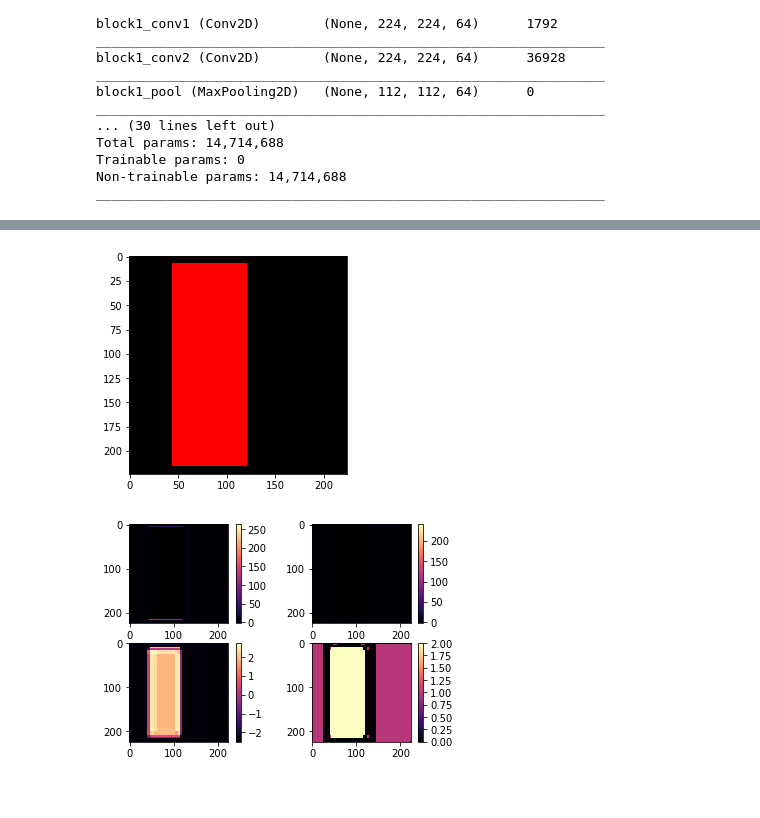
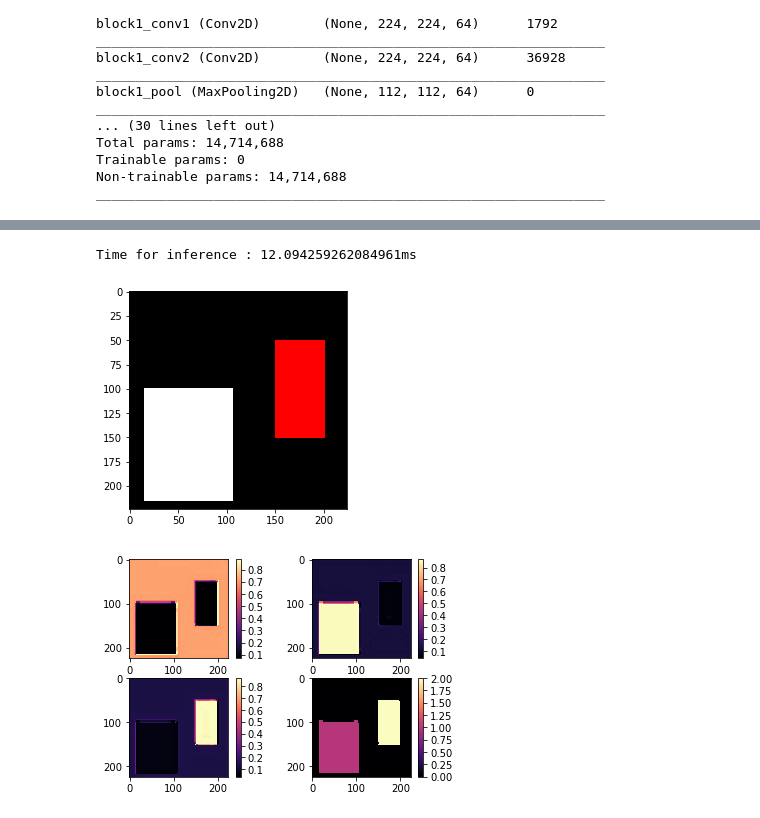
Before and after one commit to rdjondo/SimplisticSSD, a Jupyter notebook: SimpleSegNet_synthetic_dataset.ipynb, the cells around one changed output, grey strips where cells are left out. Drawn from its saved outputs; the diff is of its cells as text; code cells hidden in the pictures.

Commit message:
+ Dice coeff as loss function performs much better than softmax during classification\nKeeping softmax mostly for a nice metric during inference

```diff
--- a/SimpleSegNet_synthetic_dataset.ipynb
+++ b/SimpleSegNet_synthetic_dataset.ipynb
@@ -352,12 +354,15 @@ from keras import optimizers
 optimizer_selected = optimizers.Adam(lr=1e-3)
 
 #model.compile(optimizer=optimizer_selected, loss='categorical_crossentropy')
-model.compile(optimizer=optimizer_selected, loss=dice_coef_loss, metrics=[dice_coef])
+my_loss={'final_merge': dice_coef_loss, 'soft_out': 'categorical_crossentropy'}
+my_loss_weights={'final_merge': 1., 'soft_out': 0.1}
+model.compile(optimizer=optimizer_selected, loss=my_loss, loss_weights = my_loss_weights ,
+              metrics={'final_merge':dice_coef, 'soft_out':'categorical_accuracy'} )
 
-class_weight = {TrainingImage.BLACK_CLASS: 1.0, TrainingImage.WHITE_CLASS: 3.0, TrainingImage.RED_CLASS: 3.0}
+#class_weight = {TrainingImage.BLACK_CLASS: 1.0, TrainingImage.WHITE_CLASS: 3.0, TrainingImage.RED_CLASS: 3.0}
 
 
-history = model.fit(x=X_train, y=y_train, batch_size=20, epochs=4,
+history = model.fit(x=X_train, y=[y_train, y_train], batch_size=20, epochs=4,
                     validation_split=0.0, validation_data=None, shuffle=True,
                     class_weight=None, sample_weight=None, initial_epoch=0,
                     steps_per_epoch=None, validation_steps=None)
@@ -373,38 +378,54 @@ Epoch 4/4
 # %%
+import time
 # Plot loss function
 # plt.plot(history.epoch,history.history['loss'])
 # plt.legend(('loss'))
 # plt.grid('on')
 # plt.show()
 
-img = X_train[6]
-seg= model.predict(img.reshape(1,224,224,3))
+#img = X_train[10]
 
+# Create a brand-new image for testing
+trainim = TrainingImage(size=image_size , backgd_color_class=TrainingImage.BLACK_CLASS)
+trainim.createRectangle( (50,150) , (150,200), color_class=TrainingImage.RED_CLASS)
+trainim.addRandRectangle(TrainingImage.WHITE_CLASS)
+
+img = trainim.image
+
+
+start = time.time()
+y_out = model.predict(img.reshape(1,224,224,3))
+end = time.time()
+print('Time for inference : {}ms'.format((end - start)*1000))
+
+
+seg = y_out[1]
 seg = seg.reshape(224,224, num_classes)
 
 seg_classes=seg.argmax(axis=2)
 
 plt.imshow(img)
 plt.show()
 
 fig = plt.figure(1)
 fig.clf()
 ax = fig.add_subplot(2,2,1)
 imsh = ax.imshow( seg[:,:,0], cmap='magma')
 fig.colorbar(imsh)
 
 ax = fig.add_subplot(2,2,2)
 imsh = ax.imshow( seg[:,:,1], cmap='magma')
 fig.colorbar(imsh)
 
 ax = fig.add_subplot(2,2,3)
 imsh = ax.imshow( seg[:,:,2], cmap='magma')
 fig.colorbar(imsh)
 
 ax = fig.add_subplot(2,2,4)
 imsh = ax.imshow( seg_classes, cmap='magma' )
 fig.colorbar(imsh)
 plt.show()
 # %% [output]
+Time for inference : 12.094259262084961ms
-[figure, old version]
+[figure, new version]
-[figure, old version]
+[figure, new version]
```
Also changed, not shown: parts of 3 cells of this notebook, 1 other file.
